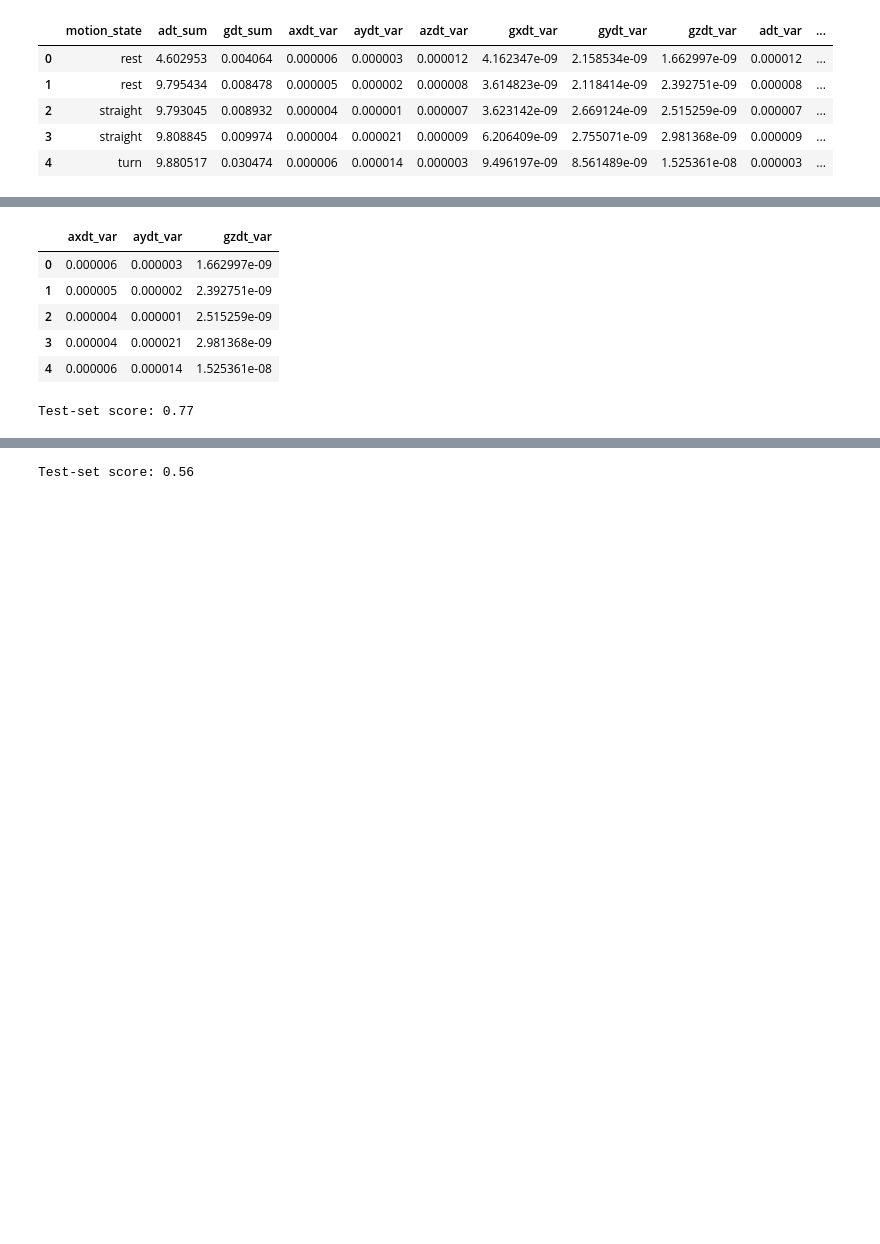
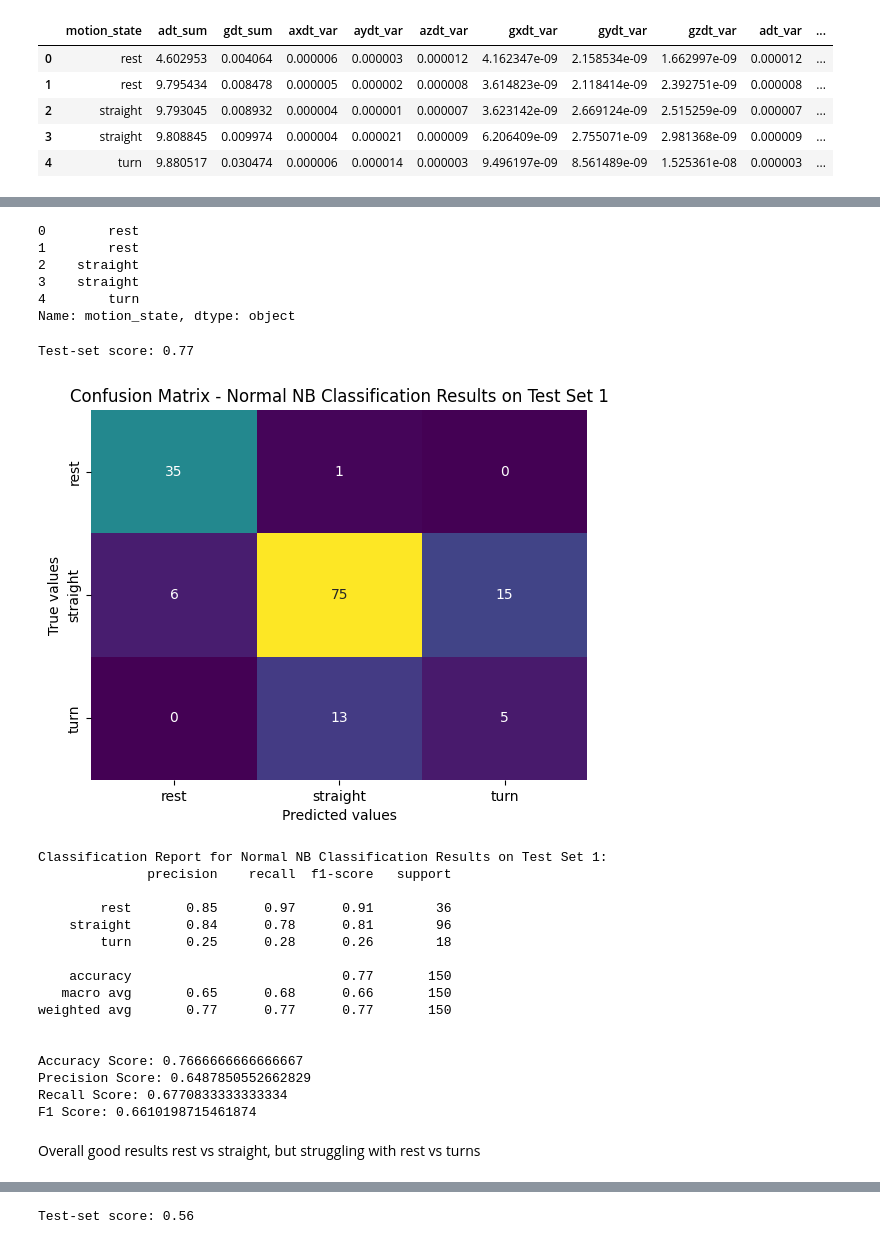
Before and after one commit to sauravuprety21/enel682-proj, a Jupyter notebook: 02naive.ipynb, the cells around one changed output, grey strips where cells are left out. Drawn from its saved outputs; the diff is of its cells as text; code cells hidden in the pictures; blank space fills up the shorter version.

```diff
--- a/02naive.ipynb
+++ b/02naive.ipynb
@@ -85,6 +158,6 @@ Test-set score: 0.71
 # %%
-df2 = pd.read_csv('data/testing.csv')
-df2.head()
+test_set1 = pd.read_csv('data/testing.csv')
+test_set1.head()
 # %% [output]
 |  | motion_state | adt_sum | gdt_sum | axdt_var | aydt_var | azdt_var | gxdt_var | gydt_var | gzdt_var | adt_var | ... |
 | 0 | rest | 4.602953 | 0.004064 | 0.000006 | 0.000003 | 0.000012 | 4.162347e-09 | 2.158534e-09 | 1.662997e-09 | 0.000012 | ... |
@@ -93,5 +166,6 @@ df2.head()
 | 3 | straight | 9.808845 | 0.009974 | 0.000004 | 0.000021 | 0.000009 | 6.206409e-09 | 2.755071e-09 | 2.981368e-09 | 0.000009 | ... |
 | 4 | turn | 9.880517 | 0.030474 | 0.000006 | 0.000014 | 0.000003 | 9.496197e-09 | 8.561489e-09 | 1.525361e-08 | 0.000003 | ... |
 # %%
-y2 = df2['motion_state'].copy()
-X2 =  df2[feature_cols]
+y2 = test_set1['motion_state'].copy()
+X2 = test_set1[feature_cols].copy()
+X2.head()
@@ -98,14 +179,36 @@ X2 =  df2[feature_cols]
 # %%
-X2.head()
+y2.head()
 # %% [output]
-|  | axdt_var | aydt_var | gzdt_var |
-| 0 | 0.000006 | 0.000003 | 1.662997e-09 |
-| 1 | 0.000005 | 0.000002 | 2.392751e-09 |
-| 2 | 0.000004 | 0.000001 | 2.515259e-09 |
-| 3 | 0.000004 | 0.000021 | 2.981368e-09 |
-| 4 | 0.000006 | 0.000014 | 1.525361e-08 |
+0        rest
+1        rest
+2    straight
+3    straight
+4        turn
+Name: motion_state, dtype: object
 # %%
 # Evaluate the accuracy of the first dataset
 print("Test-set score: {:.2f}".format(clf.score(X2, y2)))
 # %% [output]
 Test-set score: 0.77
+# %%
+evaluate_classification(y2, clf.predict(X2), ['rest', 'straight','turn'], 'Normal NB Classification Results on Test Set 1')
+# %% [output]
+[figure, added]
+Classification Report for Normal NB Classification Results on Test Set 1:
+              precision    recall  f1-score   support
+
+        rest       0.85      0.97      0.91        36
+    straight       0.84      0.78      0.81        96
+        turn       0.25      0.28      0.26        18
+
+    accuracy                           0.77       150
+   macro avg       0.65      0.68      0.66       150
+weighted avg       0.77      0.77      0.77       150
+
+
+Accuracy Score: 0.7666666666666667
+Precision Score: 0.6487850552662829
+Recall Score: 0.6770833333333334
+F1 Score: 0.6610198715461874
+# %% [markdown]
+Overall good results rest vs straight, but struggling with rest vs turns
```
Also changed, not shown: parts of 30 cells of this notebook.
